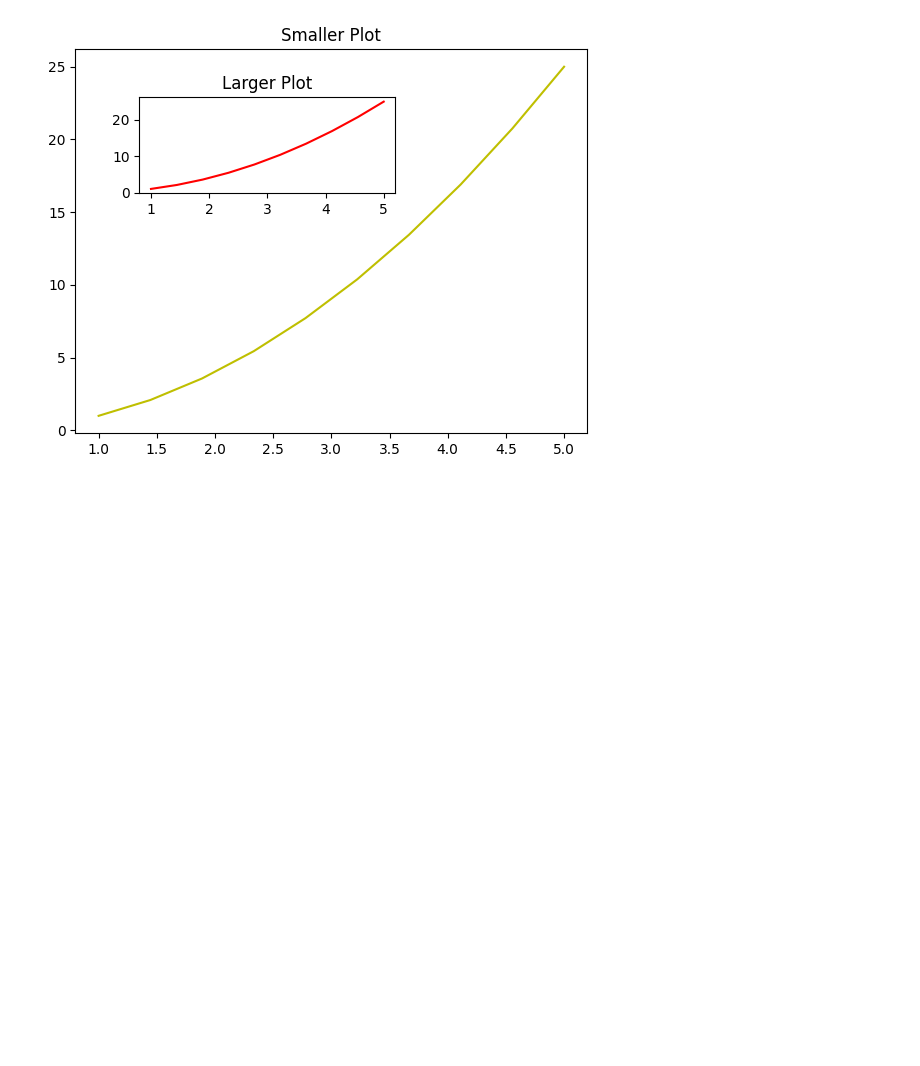
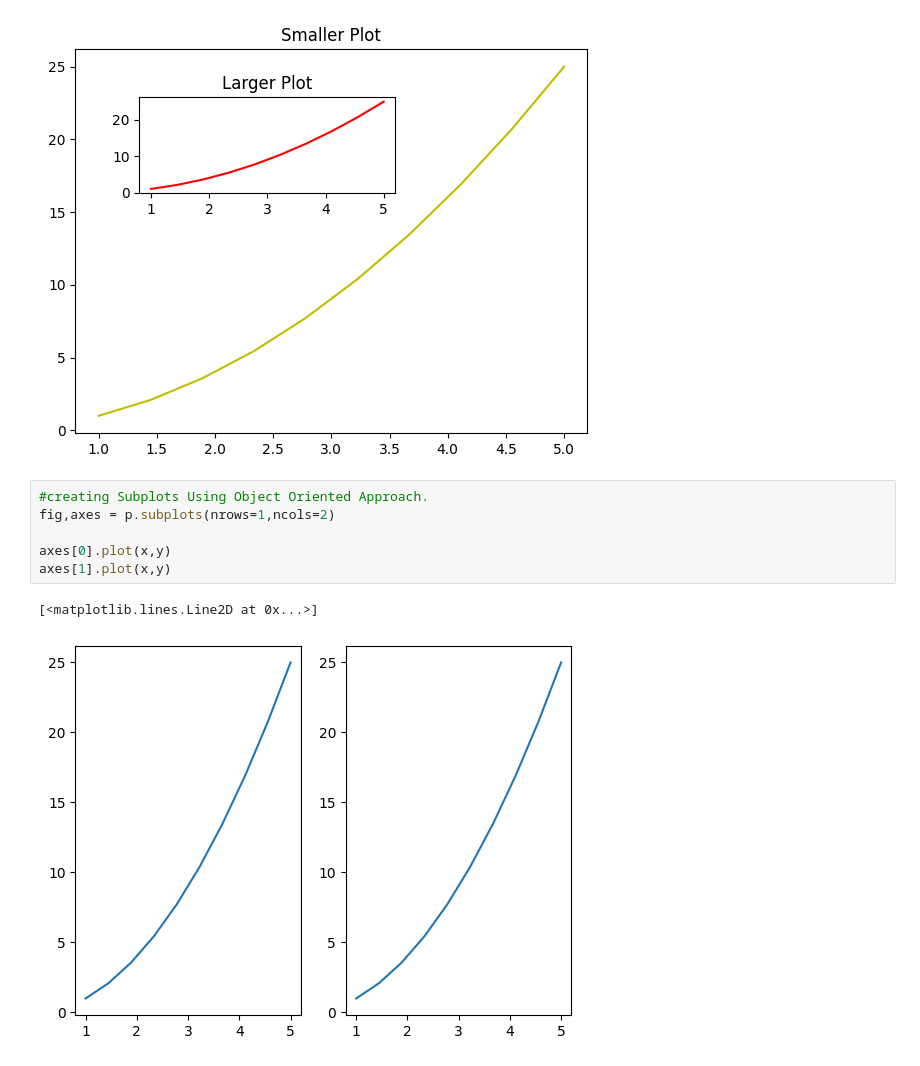
Before and after one commit to 01puneet/visualisation, a Jupyter notebook: matplot.ipynb, the cells around one changed output. Cells and saved outputs as stored; diff of their text form; blank space fills up the shorter version.

Commit message:
Creating Subplot

```diff
--- a/matplot.ipynb
+++ b/matplot.ipynb
@@ -77,3 +77,12 @@ axes2.set_title("Larger Plot")
 # %% [output]
 Text(0.5, 1.0, 'Larger Plot')
 [figure]
+# %%
+#creating Subplots Using Object Oriented Approach.
+fig,axes = p.subplots(nrows=1,ncols=2)
+
+axes[0].plot(x,y)
+axes[1].plot(x,y)
+# %% [output]
+[<matplotlib.lines.Line2D at 0x...>]
+[figure, added]
```
